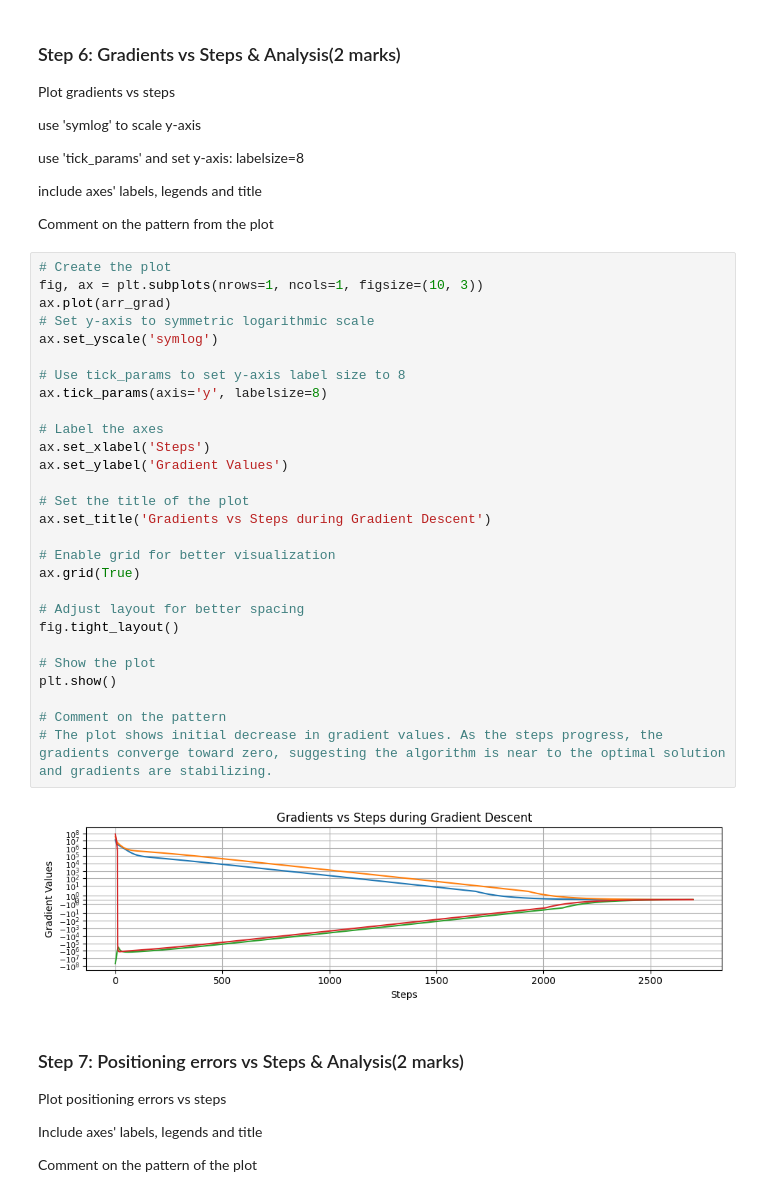
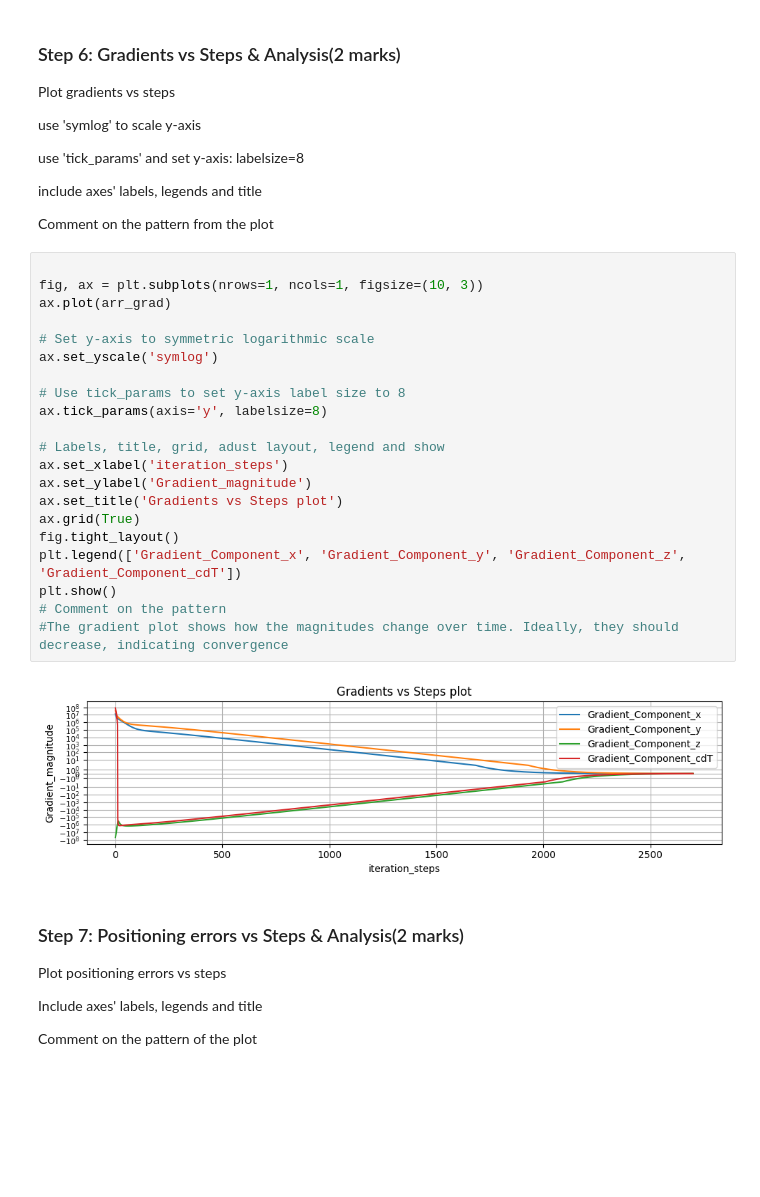
Before and after one commit to ZohrehMejrisazanoosi/engg680_2024_fall, a Jupyter notebook: Lab_Assignment3/Assignment3.ipynb, the cells around one changed output. Cells and saved outputs as stored; diff of their text form; blank space fills up the shorter version.

```diff
--- a/Lab_Assignment3/Assignment3.ipynb
+++ b/Lab_Assignment3/Assignment3.ipynb
@@ -330,35 +315,28 @@ include axes' labels, legends and title
 
 Comment on the pattern from the plot
 # %%
-# Create the plot
+
 fig, ax = plt.subplots(nrows=1, ncols=1, figsize=(10, 3))
 ax.plot(arr_grad)
+
 # Set y-axis to symmetric logarithmic scale
 ax.set_yscale('symlog')
 
 # Use tick_params to set y-axis label size to 8
 ax.tick_params(axis='y', labelsize=8)
 
-# Label the axes
-ax.set_xlabel('Steps')
-ax.set_ylabel('Gradient Values')
-
-# Set the title of the plot
-ax.set_title('Gradients vs Steps during Gradient Descent')
-
-# Enable grid for better visualization
+# Labels, title, grid, adust layout, legend and show
+ax.set_xlabel('iteration_steps')
+ax.set_ylabel('Gradient_magnitude')
+ax.set_title('Gradients vs Steps plot')
 ax.grid(True)
-
-# Adjust layout for better spacing
 fig.tight_layout()
-
-# Show the plot
+plt.legend(['Gradient_Component_x', 'Gradient_Component_y', 'Gradient_Component_z', 'Gradient_Component_cdT'])
 plt.show()
-
 # Comment on the pattern
-# The plot shows initial decrease in gradient values. ⁤⁤As the steps progress, the gradients converge toward zero, suggesting the algorithm is near to the optimal solution and gradients are stabilizing.
+#The gradient plot shows how the magnitudes change over time. Ideally, they should decrease, indicating convergence
 # %% [output]
-[figure, old version]
+[figure, new version]
 # %% [markdown]
 ### Step 7: Positioning errors vs Steps & Analysis(2 marks)
 Plot positioning errors vs steps
```
Also changed, not shown: parts of 8 cells of this notebook.
